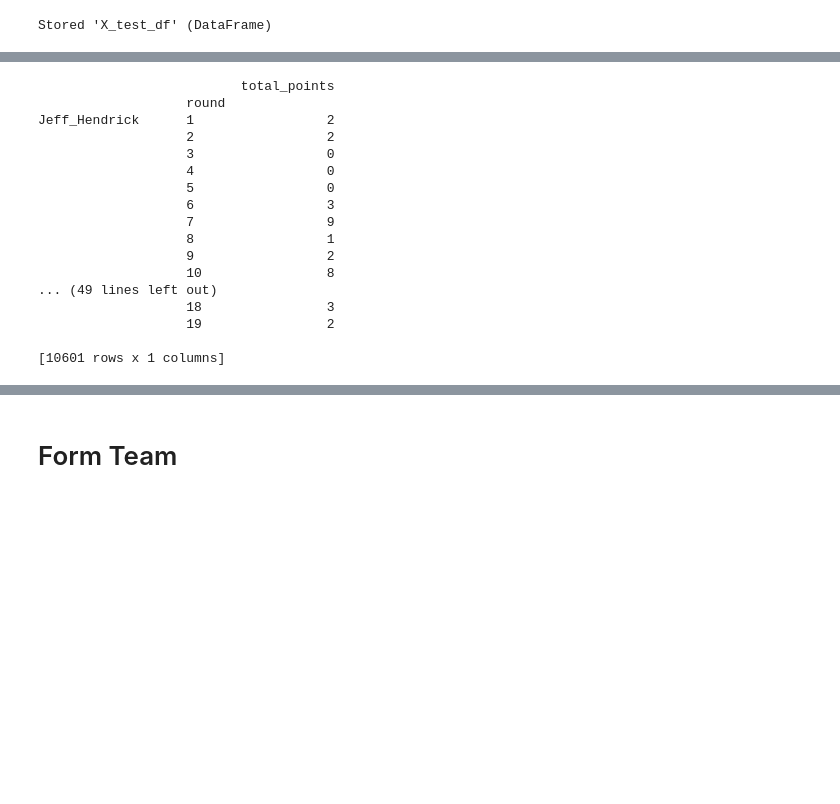
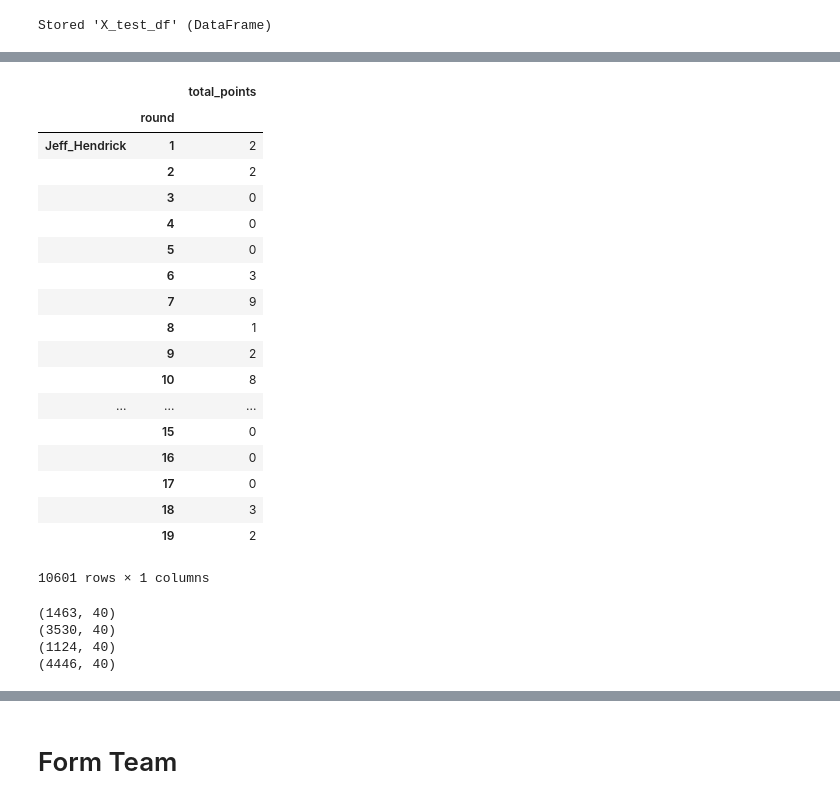
Before and after one commit to rivaldo4t/RecommendationOnFantasyLeague-ROFL, a Jupyter notebook: dataScrape_SB1.ipynb, the cells around one changed output, grey strips where cells are left out. Cells and saved outputs as stored; diff of their text form; code cells hidden in the pictures; blank space fills up the shorter version.

```diff
--- a/dataScrape_SB1.ipynb
+++ b/dataScrape_SB1.ipynb
@@ -745,21 +825,41 @@ Stored 'X_test_df' (DataFrame)
 # %%
 Y_test_df = players_gw_1718_df.loc[:, ['total_points']]
-print Y_test_df
+Y_test_df
 # %% [output]
+|  |  | total_points |
+|  | round |  |
+| Jeff_Hendrick | 1 | 2 |
+|  | 2 | 2 |
+|  | 3 | 0 |
+|  | 4 | 0 |
+|  | 5 | 0 |
+|  | 6 | 3 |
+|  | 7 | 9 |
+|  | 8 | 1 |
+|  | 9 | 2 |
+|  | 10 | 8 |
+| ... | ... | ... |
+|  | 15 | 0 |
+|  | 16 | 0 |
+|  | 17 | 0 |
+|  | 18 | 3 |
+|  | 19 | 2 |
-                          total_points
-                   round
-Jeff_Hendrick      1                 2
-                   2                 2
-                   3                 0
-                   4                 0
-                   5                 0
-                   6                 3
-                   7                 9
-                   8                 1
-                   9                 2
-                   10                8
-... (49 lines left out)
-                   18                3
-                   19                2
-
-[10601 rows x 1 columns]
+10601 rows × 1 columns
+# %%
+usecols.extend(['position', 'team'])
+X_test_df_temp = X_test_df[usecols]
+
+X_test_players_glk_gw_df = X_test_df_temp.loc[X_test_df_temp['position'] == 'GLK']
+X_test_players_def_gw_df = X_test_df_temp.loc[X_test_df_temp['position'] == 'DEF']
+X_test_players_mid_gw_df = X_test_df_temp.loc[X_test_df_temp['position'] == 'MID']
+X_test_players_fwd_gw_df = X_test_df_temp.loc[X_test_df_temp['position'] == 'FWD']
+
+print X_test_players_fwd_gw_df.shape
+print X_test_players_def_gw_df.shape
+print X_test_players_glk_gw_df.shape
+print X_test_players_mid_gw_df.shape
+# %% [output]
+(1463, 40)
+(3530, 40)
+(1124, 40)
+(4446, 40)
```
Also changed, not shown: parts of 42 cells of this notebook, 1 other file.
